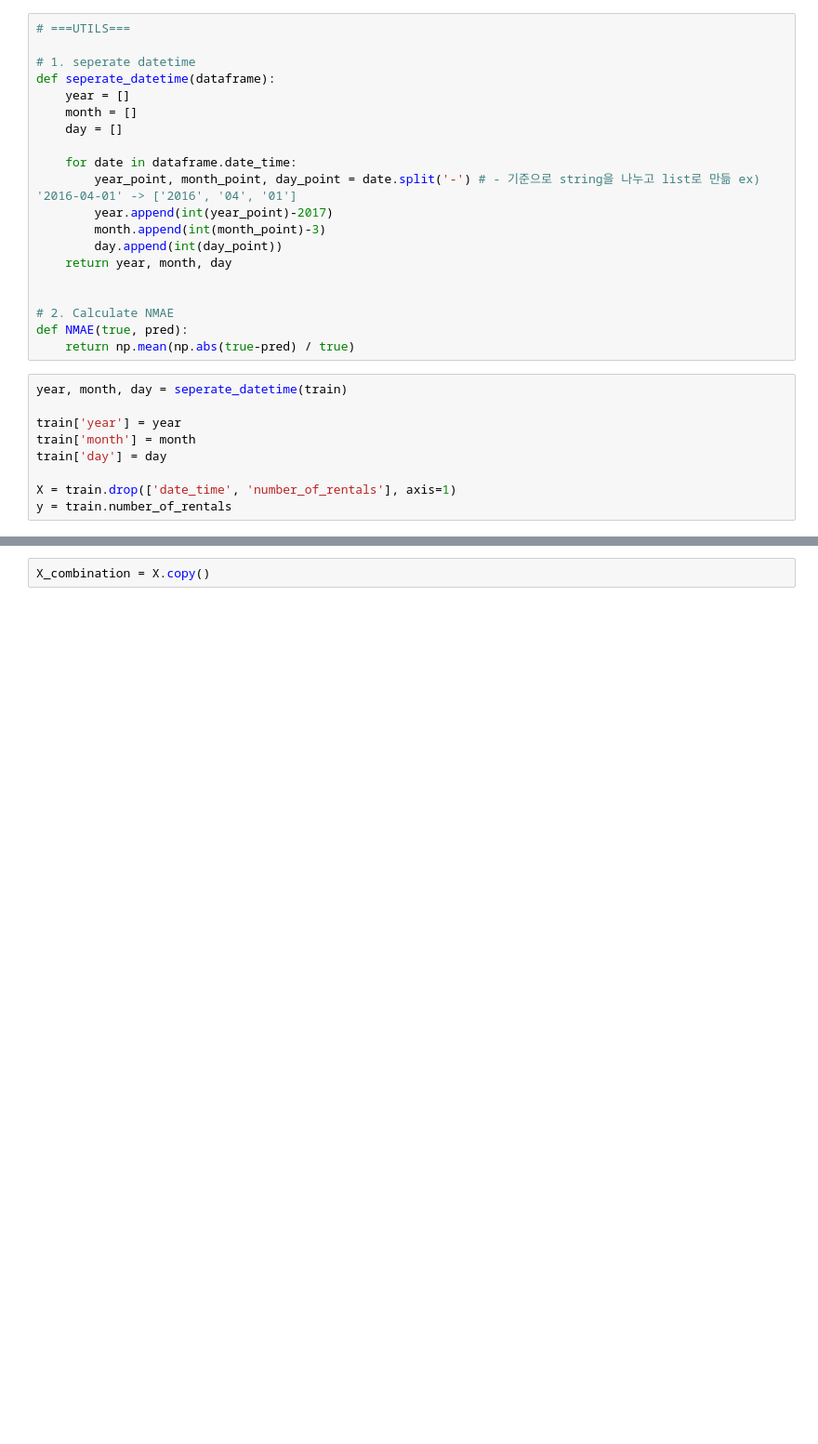
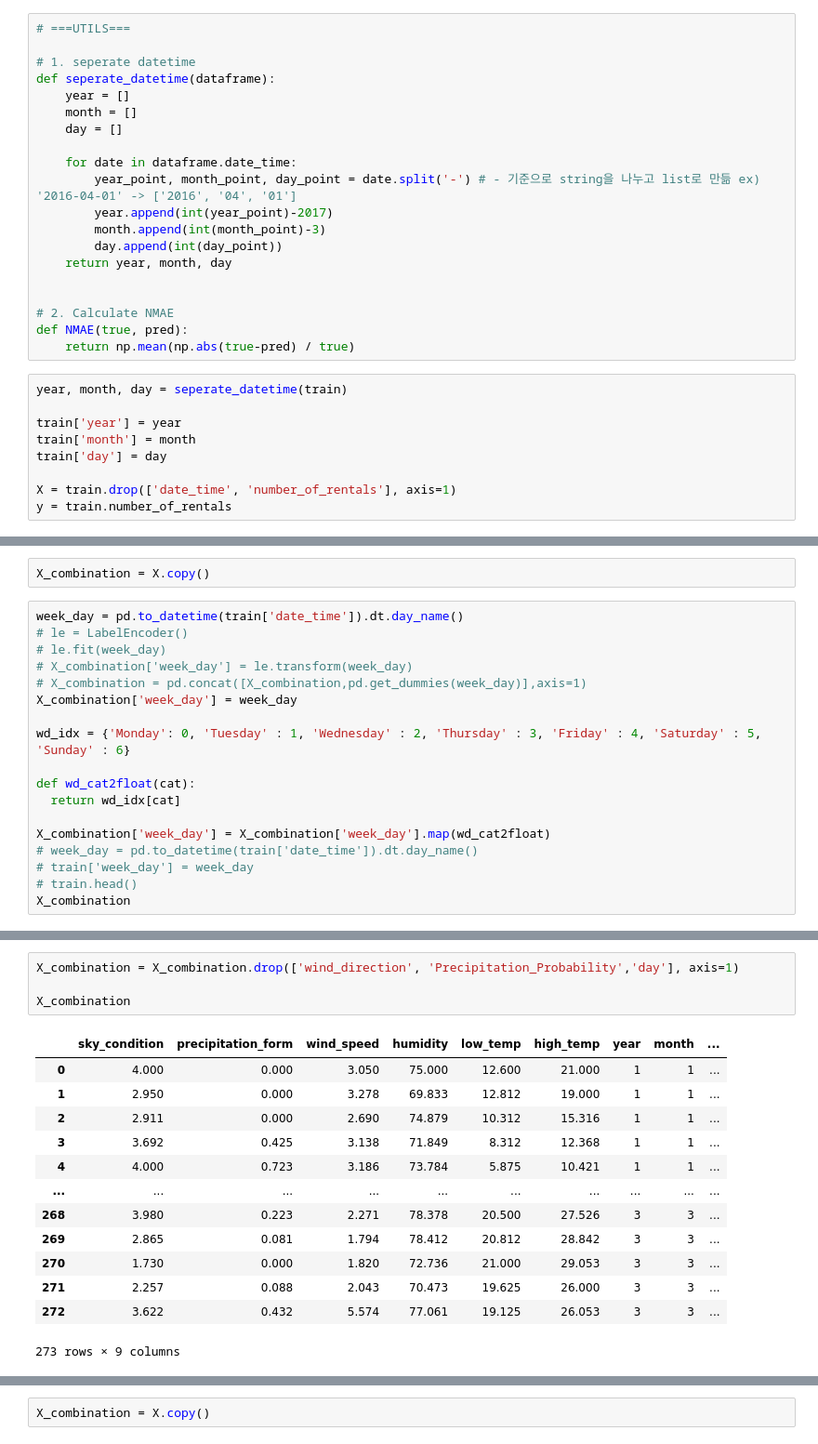
Before and after one commit to davetpj/kaggle, a Jupyter notebook: dacon/bicycle/baseline.ipynb, the cells around one changed output, grey strips where cells are left out. Shown at 93% size. Cells and saved outputs as stored; diff of their text form; blank space fills up the shorter version.

```diff
--- a/dacon/bicycle/baseline.ipynb
+++ b/dacon/bicycle/baseline.ipynb
@@ -62,0 +83,20 @@ y = train.number_of_rentals
+# %%
+X_combination = X.copy()
+# %%
+week_day = pd.to_datetime(train['date_time']).dt.day_name()
+# le = LabelEncoder()
+# le.fit(week_day)
+# X_combination['week_day'] = le.transform(week_day)
+# X_combination = pd.concat([X_combination,pd.get_dummies(week_day)],axis=1)
+X_combination['week_day'] = week_day
+
+wd_idx = {'Monday': 0, 'Tuesday' : 1, 'Wednesday' : 2, 'Thursday' : 3, 'Friday' : 4, 'Saturday' : 5, 'Sunday' : 6}
+
+def wd_cat2float(cat):
+  return wd_idx[cat]
+
+X_combination['week_day'] = X_combination['week_day'].map(wd_cat2float)
+# week_day = pd.to_datetime(train['date_time']).dt.day_name()
+# train['week_day'] = week_day
+# train.head()
+X_combination
@@ -62,0 +117,18 @@ y = train.number_of_rentals
+# %%
+X_combination = X_combination.drop(['wind_direction', 'Precipitation_Probability','day'], axis=1)
+
+X_combination
+# %% [output]
+|  | sky_condition | precipitation_form | wind_speed | humidity | low_temp | high_temp | year | month | ... |
+| 0 | 4.000 | 0.000 | 3.050 | 75.000 | 12.600 | 21.000 | 1 | 1 | ... |
+| 1 | 2.950 | 0.000 | 3.278 | 69.833 | 12.812 | 19.000 | 1 | 1 | ... |
+| 2 | 2.911 | 0.000 | 2.690 | 74.879 | 10.312 | 15.316 | 1 | 1 | ... |
+| 3 | 3.692 | 0.425 | 3.138 | 71.849 | 8.312 | 12.368 | 1 | 1 | ... |
+| 4 | 4.000 | 0.723 | 3.186 | 73.784 | 5.875 | 10.421 | 1 | 1 | ... |
+| ... | ... | ... | ... | ... | ... | ... | ... | ... | ... |
+| 268 | 3.980 | 0.223 | 2.271 | 78.378 | 20.500 | 27.526 | 3 | 3 | ... |
+| 269 | 2.865 | 0.081 | 1.794 | 78.412 | 20.812 | 28.842 | 3 | 3 | ... |
+| 270 | 1.730 | 0.000 | 1.820 | 72.736 | 21.000 | 29.053 | 3 | 3 | ... |
+| 271 | 2.257 | 0.088 | 2.043 | 70.473 | 19.625 | 26.000 | 3 | 3 | ... |
+| 272 | 3.622 | 0.432 | 5.574 | 77.061 | 19.125 | 26.053 | 3 | 3 | ... |
+273 rows × 9 columns
```
Also changed, not shown: parts of 20 cells of this notebook, 13 other files.
